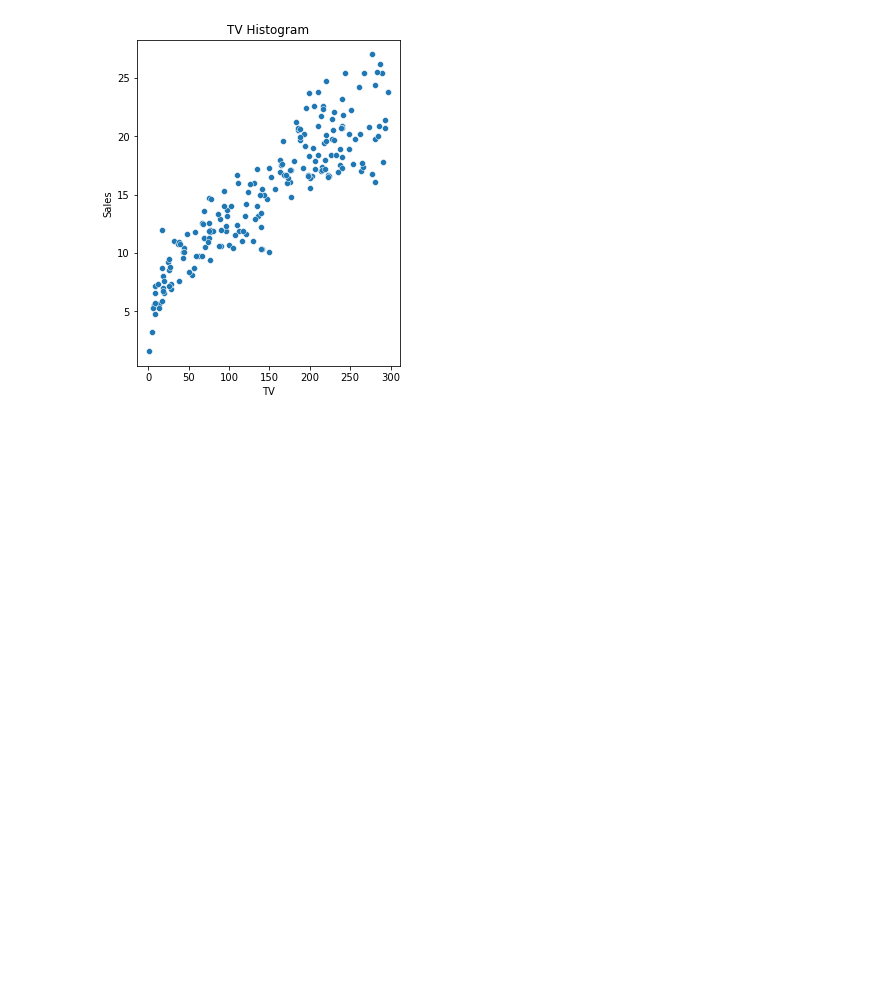
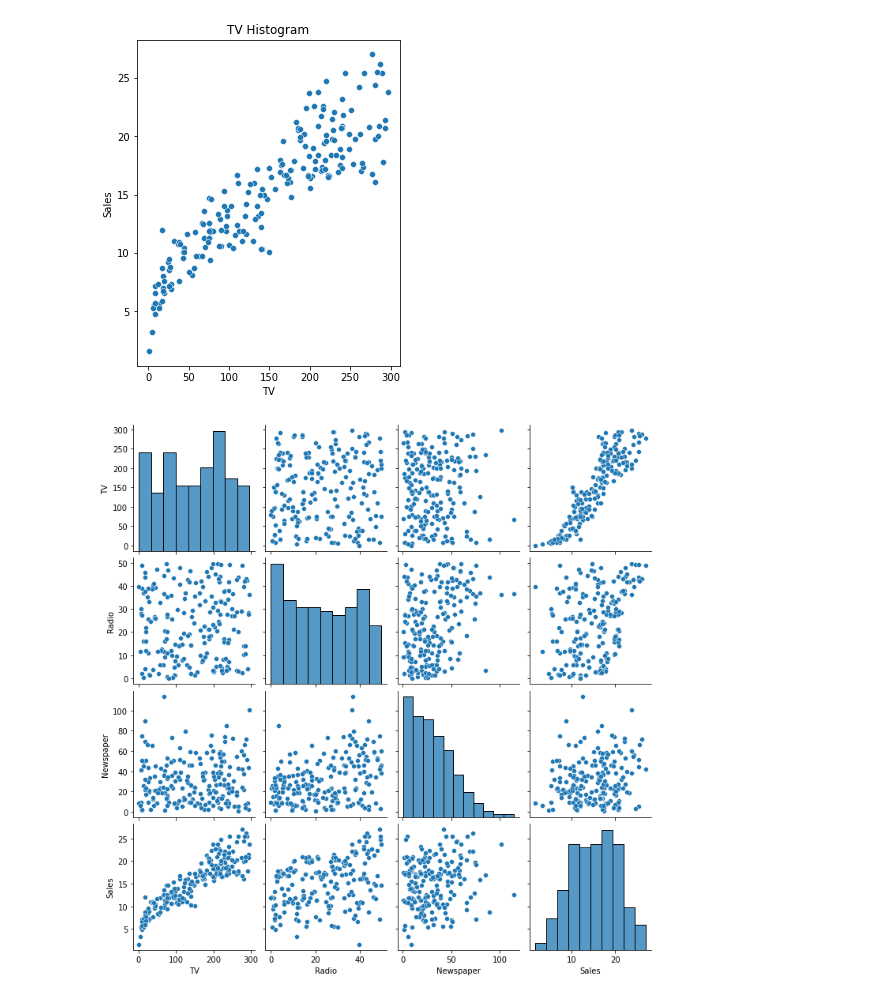
Before and after one commit to Edna722/CODSOFT_ML, a Jupyter notebook: Sales Prediction.ipynb, the cells around one changed output. Cells and saved outputs as stored; diff of their text form; code cells hidden in the pictures; blank space fills up the shorter version.

```diff
--- a/Sales Prediction.ipynb
+++ b/Sales Prediction.ipynb
@@ -232,3 +232,8 @@ plt.title("TV Histogram")
 # %% [output]
 Text(0.5, 1.0, 'TV Histogram')
 [figure]
+# %%
+sns.pairplot(sales_data)
+plt.show()
+# %% [output]
+[figure, added]
```
